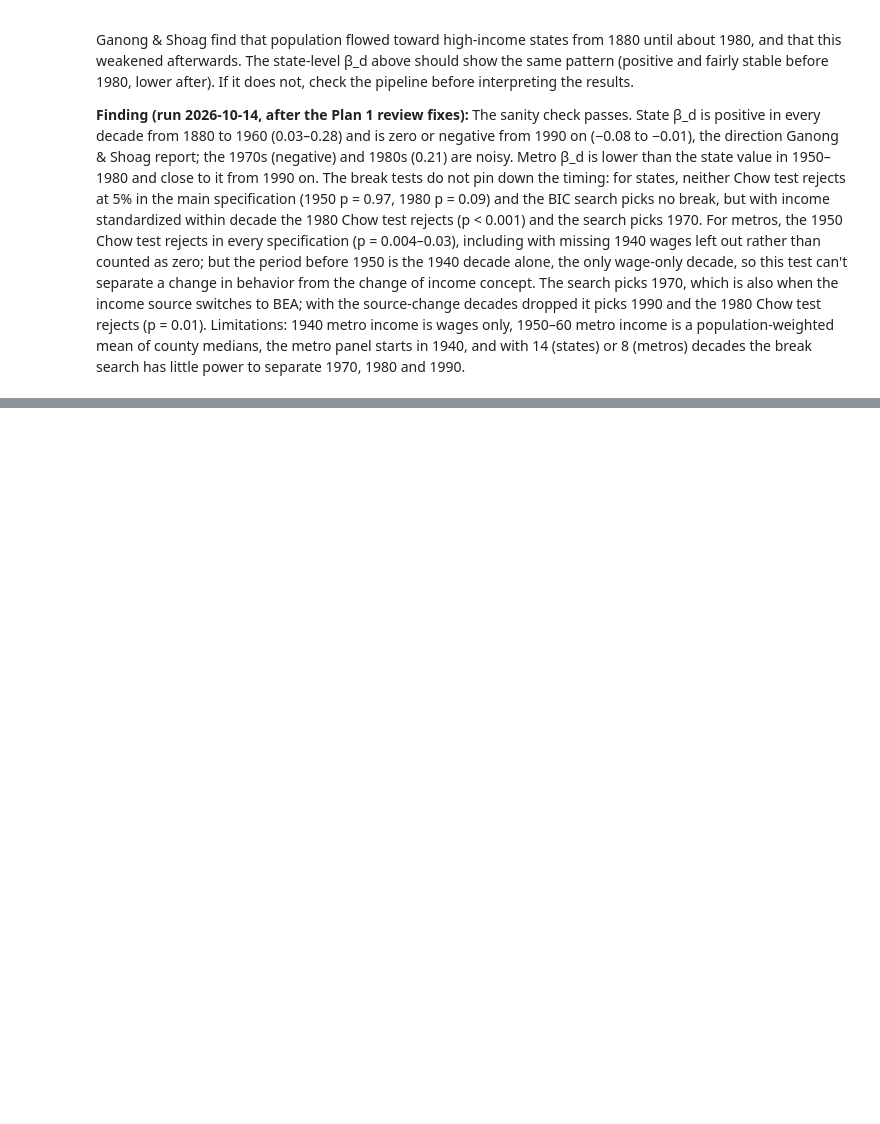
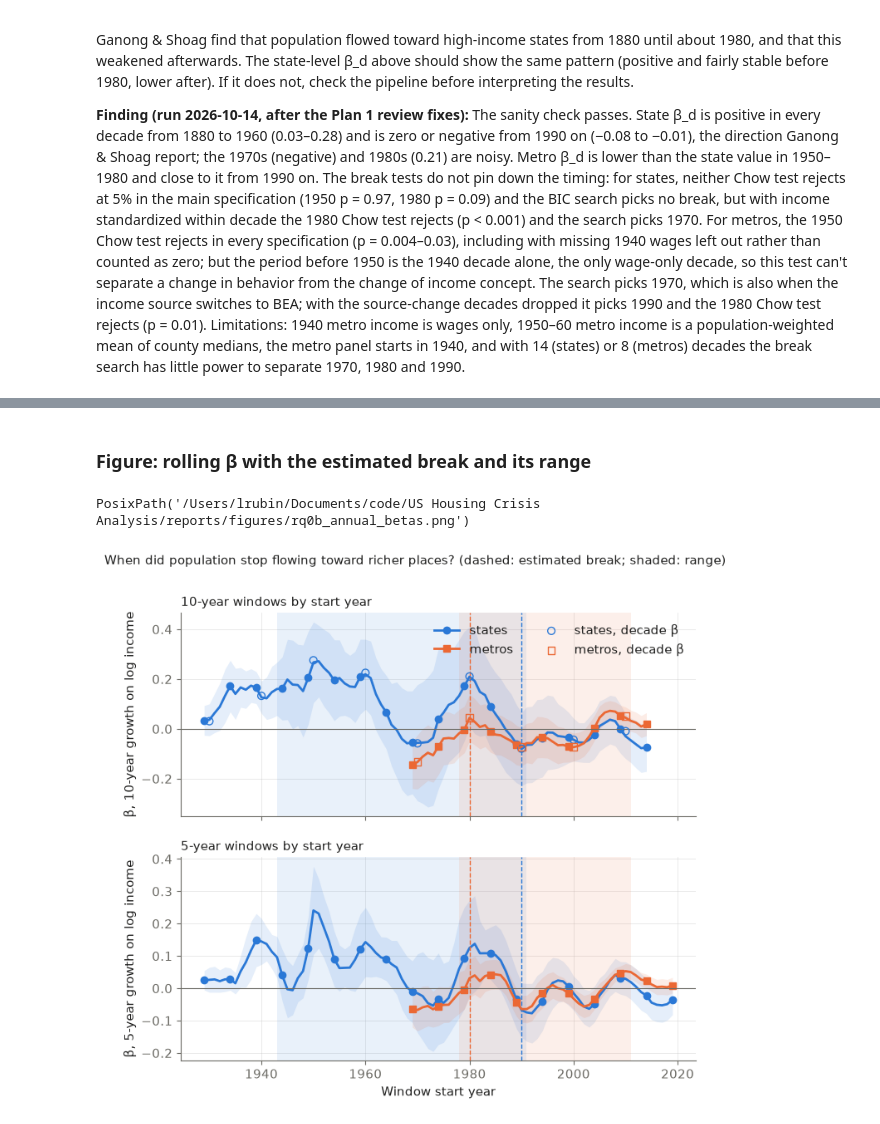
Before and after one commit to dime35/us-housing-crisis-analysis, a Jupyter notebook: notebooks/1.1-lr-us-structural-break.ipynb, the cells around one changed output, grey strips where cells are left out. Drawn from its saved outputs; the diff is of its cells as text; code cells hidden in the pictures; blank space fills up the shorter version.

```diff
--- a/notebooks/1.1-lr-us-structural-break.ipynb
+++ b/notebooks/1.1-lr-us-structural-break.ipynb
@@ -121,0 +134,15 @@ pipeline before interpreting the results.
+# %%
+from us_housing_crisis_analysis import features
+from us_housing_crisis_analysis.config import (
+    ENERGY_STATES_HAND, INTERIM_DATA_DIR, RQ0B_ANNUAL_END, RQ0B_ANNUAL_METRO_START,
+    RQ0B_ANNUAL_STATE_START, WWII_GROWTH_YEARS,
+)
+from us_housing_crisis_analysis.modeling import annual_breaks as ab
+from us_housing_crisis_analysis.plots import MUTED, SERIES_COLORS, SERIES_MARKERS
+
+annual = {"states": pd.read_parquet(PROCESSED_DATA_DIR / "us_state_annual.parquet"),
+          "metros": pd.read_parquet(PROCESSED_DATA_DIR / "us_metro_annual.parquet")}
+energy = features.energy_states(pd.read_parquet(INTERIM_DATA_DIR / "bea.parquet"))
+energy_rule = set(energy.loc[energy.energy, "state_fips"])
+print("Energy states by the rule:", ", ".join(energy.loc[energy.energy, "state_name"]))
+energy.head(12).round(3)
@@ -121,0 +166,4 @@ pipeline before interpreting the results.
+# %%
+starts = {"states": RQ0B_ANNUAL_STATE_START, "metros": RQ0B_ANNUAL_METRO_START}
+rolling = {(name, h): ab.rolling_betas(p, h, starts[name], RQ0B_ANNUAL_END)
+           for name, p in annual.items() for h in (10, 5)}
@@ -121,0 +242,29 @@ pipeline before interpreting the results.
+# %% [markdown]
+### Figure: rolling β with the estimated break and its range
+# %%
+main = annual_tests[(annual_tests.spec == "main") & (annual_tests.trim == 0.15)].set_index("version")
+fig, axes = plt.subplots(2, 1, figsize=(8, 7), sharex=True)
+for ax, h in zip(axes, (10, 5)):
+    for i, name in enumerate(("states", "metros")):
+        b, color = rolling[(name, h)], SERIES_COLORS[i]
+        ax.plot(b.start, b.beta, color=color, marker=SERIES_MARKERS[i], markevery=5, label=name)
+        ax.fill_between(b.start, b.beta - 1.96 * b.se, b.beta + 1.96 * b.se, color=color, alpha=0.12, lw=0)
+        m = main.loc[name]
+        lo, hi = (m.range_low, m.range_high) if m.reported_range == "bootstrap" else (m.bai_low, m.bai_high)
+        ax.axvspan(lo, hi + 1, color=color, alpha=0.10, lw=0)
+        ax.axvline(m.break_year, color=color, ls="--", lw=1)
+    ax.axhline(0, color=MUTED, lw=0.8)
+    ax.set(ylabel=f"β, {h}-year growth on log income")
+    ax.set_title(f"{h}-year windows by start year", loc="left", fontsize=11)
+for i, (name, b) in enumerate(betas.items()):  # decade β from Plan 1, ten-year panel only
+    b = b[b.decade >= starts[name]]
+    axes[0].scatter(b.decade, b.beta, edgecolors=SERIES_COLORS[i], marker=SERIES_MARKERS[i], s=40,
+                    facecolors="none", zorder=3, label=f"{name}, decade β")
+axes[0].legend(ncols=2)
+axes[1].set(xlabel="Window start year")
+fig.suptitle("When did population stop flowing toward richer places? (dashed: estimated break; shaded: range)",
+             x=0.01, ha="left", fontsize=11)
+save_figure(fig, "rq0b_annual_betas")
+# %% [output]
+PosixPath('/Users/lrubin/Documents/code/US Housing Crisis Analysis/reports/figures/rq0b_annual_betas.png')
+[figure, added]
```
Also changed, not shown: parts of 7 cells of this notebook, 6 other files.
